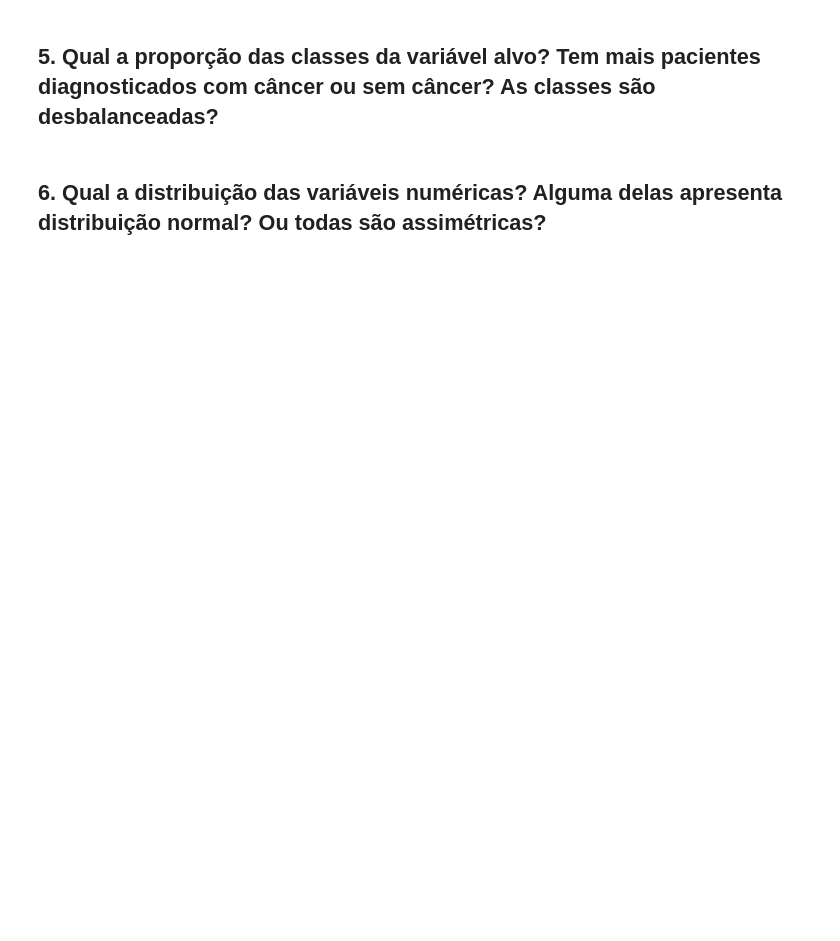
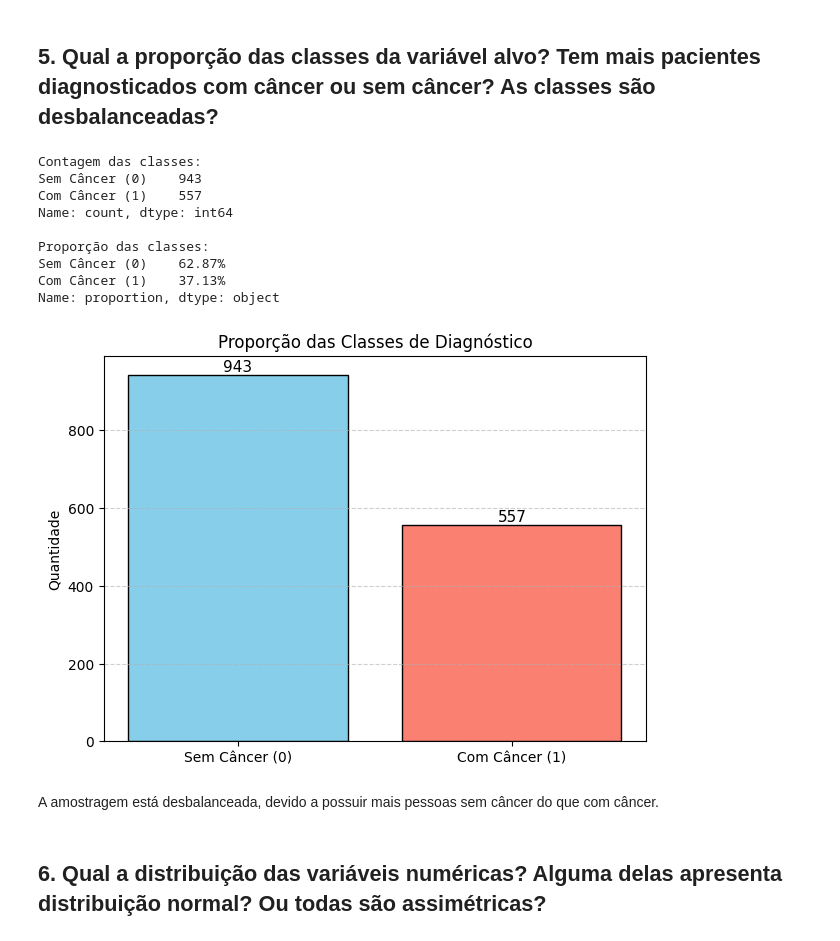
Before and after one commit to anasegatelli/curso-facens-python, a Jupyter notebook: ML/aula 2/RegLog_ExercícioAula.ipynb, the cells around one changed output. Saved outputs shown, nothing was run; the diff lists cells and outputs as text; code cells hidden in the pictures; blank space fills up the shorter version.

```diff
--- a/ML/aula 2/RegLog_ExercícioAula.ipynb
+++ b/ML/aula 2/RegLog_ExercícioAula.ipynb
@@ -91,4 +242,48 @@ memory usage: 105.6 KB
 # %% [markdown]
 ## 5. Qual a proporção das classes da variável alvo? Tem mais pacientes diagnosticados com câncer ou sem câncer? As classes são desbalanceadas?
+# %%
+# Carregar dataset
+df = pd.read_csv('cancer.csv')
+
+# Contagem absoluta das classes
+counts = df['Diagnosis'].value_counts().sort_index()
+counts.index = ['Sem Câncer (0)', 'Com Câncer (1)']
+
+print("Contagem das classes:")
+print(counts)
+
+# Proporção das classes
+proportion = df['Diagnosis'].value_counts(normalize=True).sort_index()
+proportion.index = ['Sem Câncer (0)', 'Com Câncer (1)']
+
+print("\nProporção das classes:")
+print((proportion * 100).round(2).astype(str) + "%")
+
+# Gráfico de barras
+plt.figure(figsize=(7,5))
+plt.bar(counts.index, counts.values, color=['skyblue', 'salmon'], edgecolor='black')
+
+plt.title("Proporção das Classes de Diagnóstico")
+plt.ylabel("Quantidade")
+plt.grid(axis='y', linestyle='--', alpha=0.6)
+
+# Adicionar valores acima das barras
+for i, v in enumerate(counts.values):
+    plt.text(i, v, str(v), ha='center', va='bottom', fontsize=11)
+
+plt.show()
+# %% [output]
+Contagem das classes:
+Sem Câncer (0)    943
+Com Câncer (1)    557
+Name: count, dtype: int64
+
+Proporção das classes:
+Sem Câncer (0)    62.87%
+Com Câncer (1)    37.13%
+Name: proportion, dtype: object
+[figure, added]
+# %% [markdown]
+A amostragem está desbalanceada, devido a possuir mais pessoas sem câncer do que com câncer.
 # %% [markdown]
 ## 6. Qual a distribuição das variáveis numéricas? Alguma delas apresenta distribuição normal? Ou todas são assimétricas?
```
Also changed, not shown: parts of 16 cells of this notebook, 5 other files.
